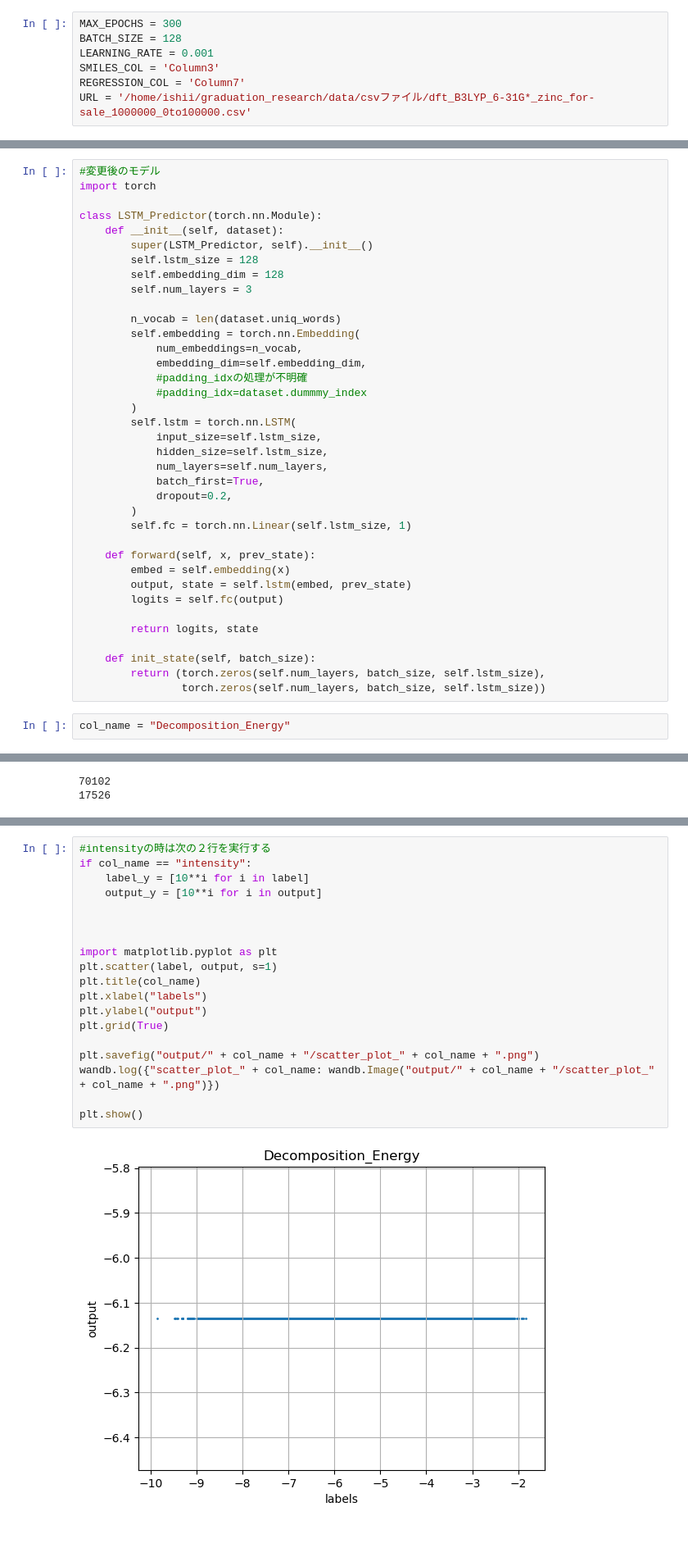
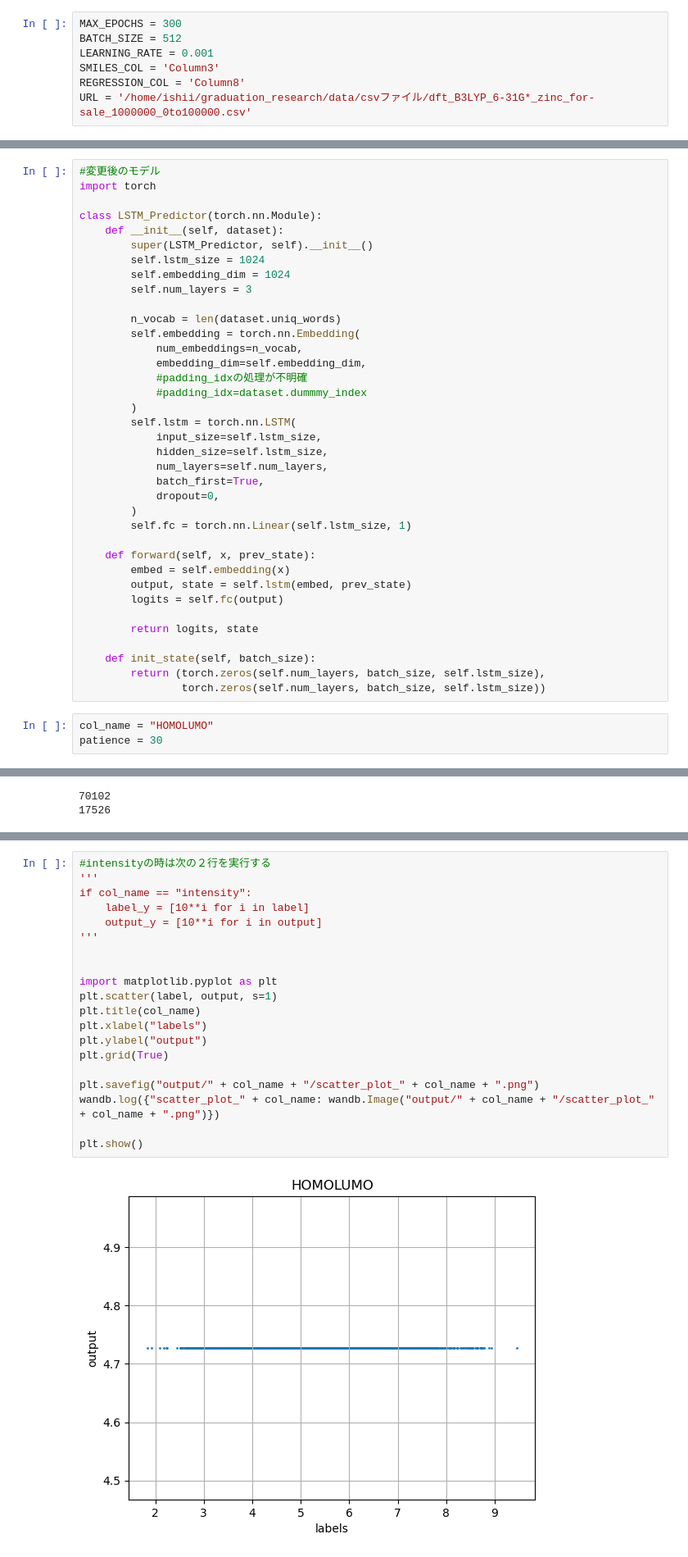
Before and after one commit to ishiken4869/LSTM_regression, a Jupyter notebook: LSTM_regression.ipynb, the cells around one changed output, grey strips where cells are left out. Shown: that part at 82% size. Saved outputs shown, nothing was run; the diff lists cells and outputs as text.

```diff
--- a/LSTM_regression.ipynb
+++ b/LSTM_regression.ipynb
@@ -1,9 +1,9 @@
 # %%
 MAX_EPOCHS = 300
-BATCH_SIZE = 128
+BATCH_SIZE = 512
 LEARNING_RATE = 0.001
 SMILES_COL = 'Column3'
-REGRESSION_COL = 'Column7'
+REGRESSION_COL = 'Column8'
 URL = '/home/ishii/graduation_research/data/csvファイル/dft_B3LYP_6-31G*_zinc_for-sale_1000000_0to100000.csv'
 # %%
 #regression_col
@@ -72,8 +72,8 @@ import torch
 class LSTM_Predictor(torch.nn.Module):
     def __init__(self, dataset):
         super(LSTM_Predictor, self).__init__()
-        self.lstm_size = 128
-        self.embedding_dim = 128
+        self.lstm_size = 1024
+        self.embedding_dim = 1024
         self.num_layers = 3
 
         n_vocab = len(dataset.uniq_words)
@@ -88,7 +88,7 @@ class LSTM_Predictor(torch.nn.Module):
             hidden_size=self.lstm_size,
             num_layers=self.num_layers,
             batch_first=True,
-            dropout=0.2,
+            dropout=0,
         )
         self.fc = torch.nn.Linear(self.lstm_size, 1)
 
@@ -103,7 +103,8 @@ class LSTM_Predictor(torch.nn.Module):
         return (torch.zeros(self.num_layers, batch_size, self.lstm_size),
                 torch.zeros(self.num_layers, batch_size, self.lstm_size))
 # %%
-col_name = "Decomposition_Energy"
+col_name = "HOMOLUMO"
+patience = 30
 # %%
 # Log in to your W&B account
 import wandb
@@ -340,24 +353,25 @@ test_Loss: 1.225
 # %%
 #intensityの時は次の２行を実行する
+'''
 if col_name == "intensity":
     label_y = [10**i for i in label]
     output_y = [10**i for i in output]
-
+'''
 
 
 import matplotlib.pyplot as plt
 plt.scatter(label, output, s=1)
 plt.title(col_name)
 plt.xlabel("labels")
 plt.ylabel("output")
 plt.grid(True)
 
 plt.savefig("output/" + col_name + "/scatter_plot_" + col_name + ".png")
 wandb.log({"scatter_plot_" + col_name: wandb.Image("output/" + col_name + "/scatter_plot_" + col_name + ".png")})
 
 plt.show()
 # %% [output]
-[figure, old version]
+[figure, new version]
 # %%
 torch.save(model.state_dict(), "model/" + col_name +  "/model_weight_" + col_name + ".pth")
 artifact = wandb.Artifact('model', type='model')
```
Also changed, not shown: parts of 9 cells of this notebook, 47 other files.
